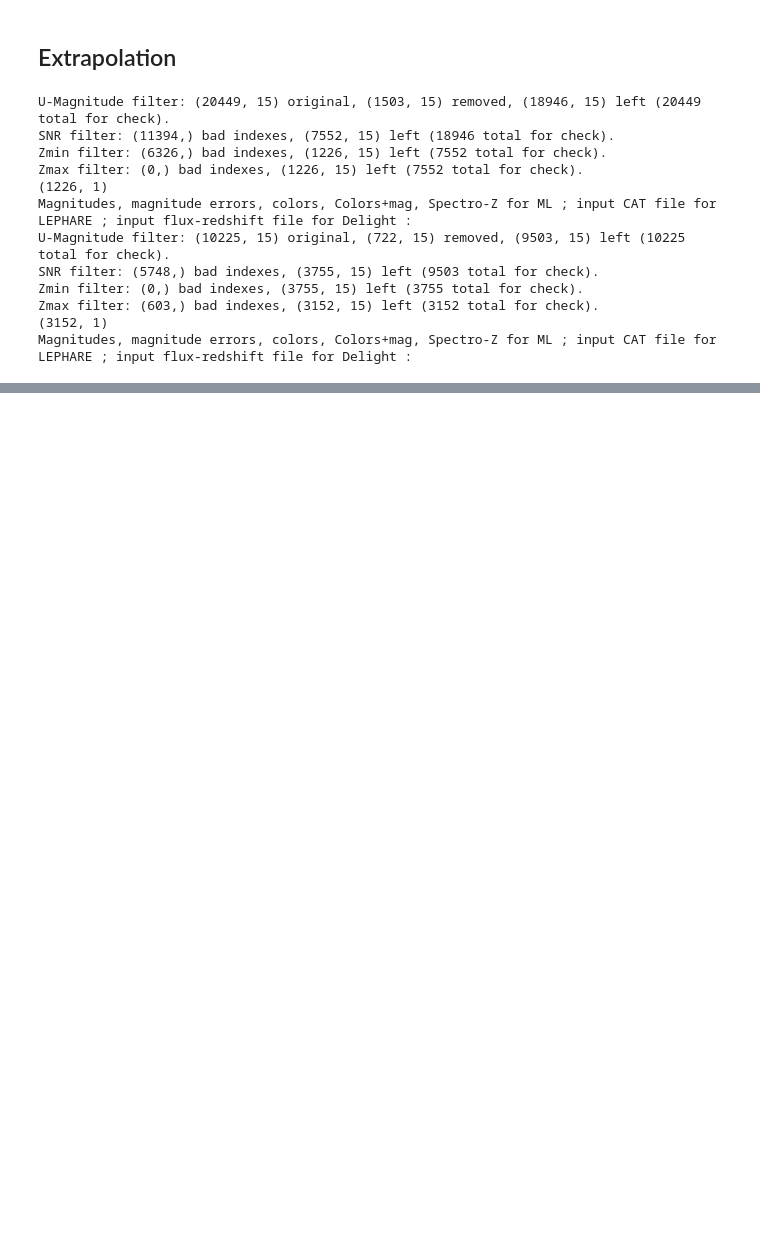
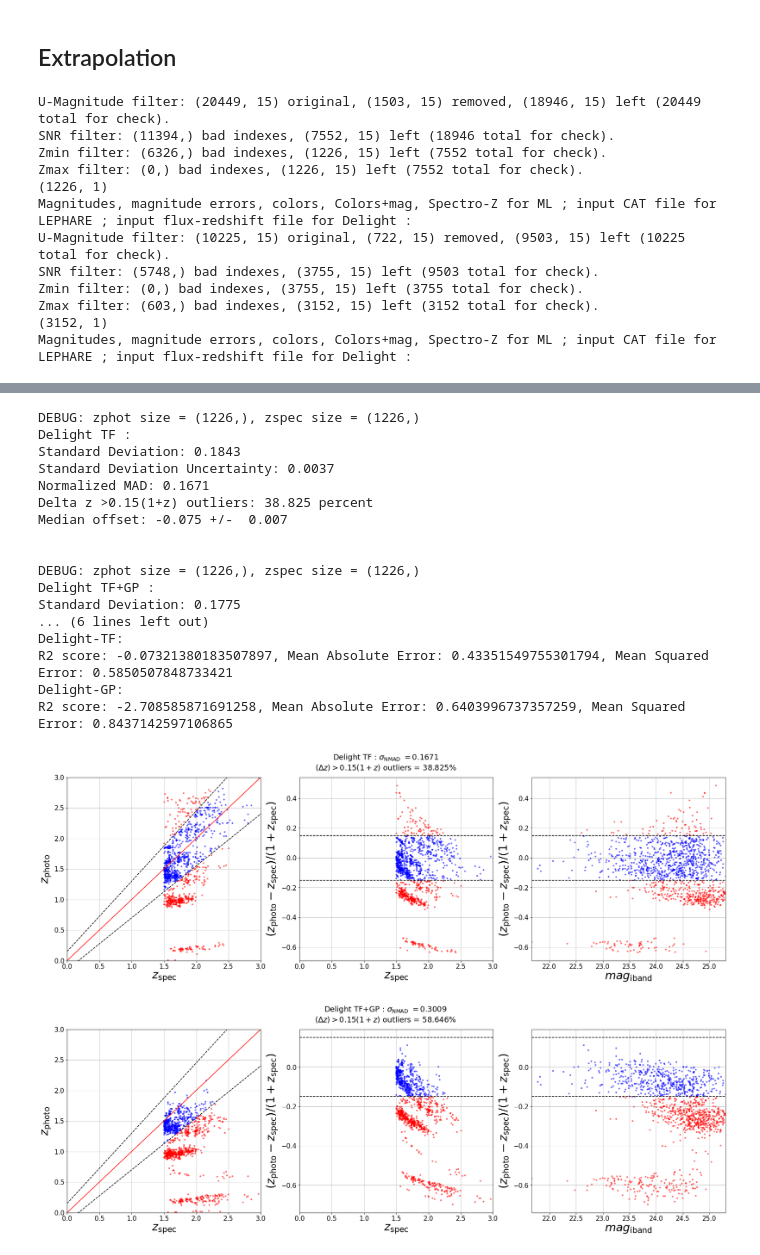
Before and after one commit to sylvielsstfr/Intern2022_PhotoZ, a Jupyter notebook: compare_estimators.ipynb, the cells around one changed output, grey strips where cells are left out. Drawn from its saved outputs; the diff is of its cells as text; code cells hidden in the pictures; blank space fills up the shorter version.

Commit message:
Added the results of extrapolation by Delight in the compare_estimator notebook. The Delight run had to be done separately on my side but should work within a correct environment.

```diff
--- a/compare_estimators.ipynb
+++ b/compare_estimators.ipynb
@@ -951,11 +952,31 @@ pdfs_cww /= np.trapz(pdfs_cww, x=redshiftGrid, axis=1)[:, None]
 # %%
-figZsZp_delightTF = plot_and_stats(metricscww[:, i_zt], metricscww[:, i_zmap], test_data_mags[:, 3], title='Delight TF')
-figZsZp_delightGP = plot_and_stats(metrics[:, i_zt], metrics[:, i_zmap], test_data_mags[:, 3], title='Delight TF+GP')
+figZsZp_delightTF = plot_and_stats(metricscww[:, i_zt], metricscww[:, i_zmap], test_data_mags_highZ[:, 3], title='Delight TF')
+figZsZp_delightGP = plot_and_stats(metrics[:, i_zt], metrics[:, i_zmap], test_data_mags_highZ[:, 3], title='Delight TF+GP')
 r2_TF = r2_score(metricscww[:, i_zmap], metricscww[:, i_zt])
 mae_TF = mean_absolute_error(metricscww[:, i_zmap], metricscww[:, i_zt])
 mse_TF = np.sqrt(mean_squared_error(metricscww[:, i_zmap], metricscww[:, i_zt]))
 print('Delight-TF:\nR2 score: {}, Mean Absolute Error: {}, Mean Squared Error: {}'.format(r2_TF, mae_TF, mse_TF))
 r2_GP = r2_score(metrics[:, i_zmap], metrics[:, i_zt])
 mae_GP = mean_absolute_error(metrics[:, i_zmap], metrics[:, i_zt])
 mse_GP = np.sqrt(mean_squared_error(metrics[:, i_zmap], metrics[:, i_zt]))
 print('Delight-GP:\nR2 score: {}, Mean Absolute Error: {}, Mean Squared Error: {}'.format(r2_GP, mae_GP, mse_GP))
+# %% [output]
+DEBUG: zphot size = (1226,), zspec size = (1226,)
+Delight TF :
+Standard Deviation: 0.1843
+Standard Deviation Uncertainty: 0.0037
+Normalized MAD: 0.1671
+Delta z >0.15(1+z) outliers: 38.825 percent
+Median offset: -0.075 +/-  0.007
+
+
+DEBUG: zphot size = (1226,), zspec size = (1226,)
+Delight TF+GP :
+Standard Deviation: 0.1775
+... (6 lines left out)
+Delight-TF:
+R2 score: -0.07321380183507897, Mean Absolute Error: 0.43351549755301794, Mean Squared Error: 0.5850507848733421
+Delight-GP:
+R2 score: -2.708585871691258, Mean Absolute Error: 0.6403996737357259, Mean Squared Error: 0.8437142597106865
+[figure, added]
+[figure, added]
```
Also changed, not shown: parts of 25 cells of this notebook.
